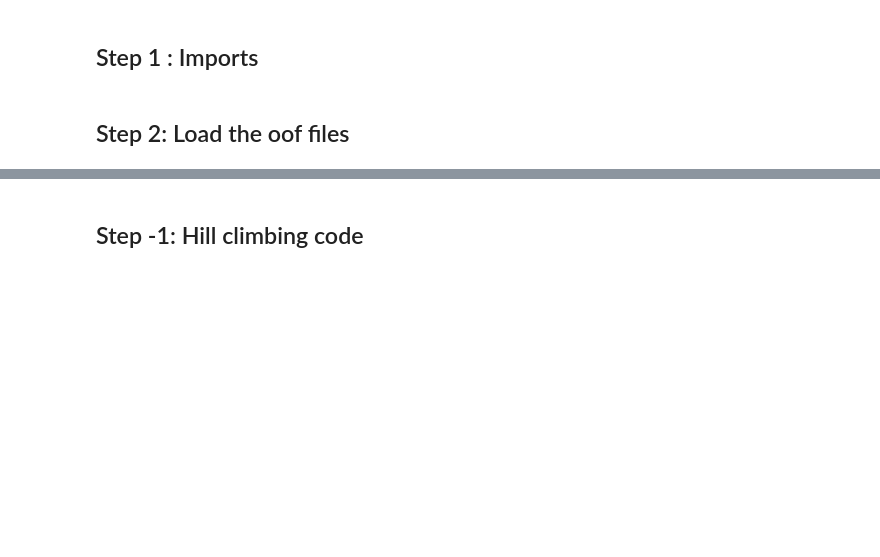
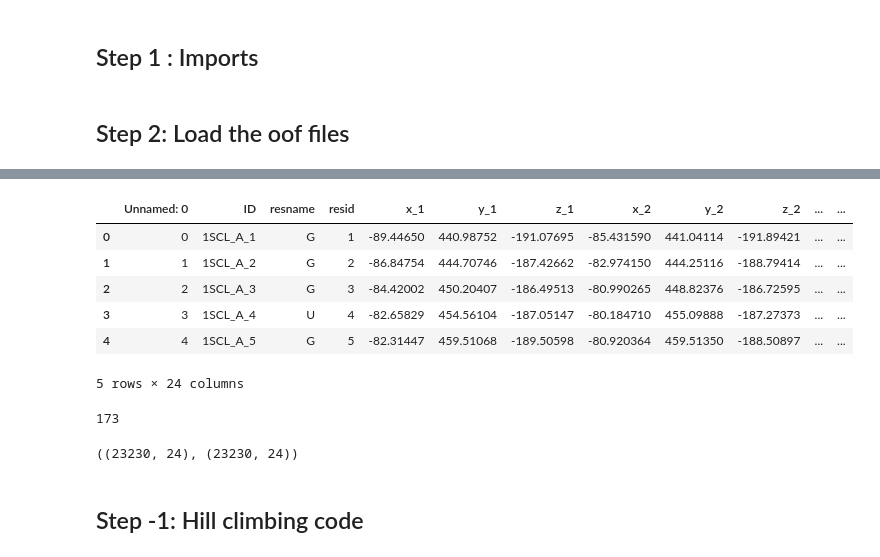
Before and after one commit to jaytonde/Kaggle-SRNA3F-2025, a Jupyter notebook: hill-climbing-weights-calculation.ipynb, the cells around one changed output, grey strips where cells are left out. Drawn from its saved outputs; the diff is of its cells as text; code cells hidden in the pictures; blank space fills up the shorter version.

```diff
--- a/hill-climbing-weights-calculation.ipynb
+++ b/hill-climbing-weights-calculation.ipynb
@@ -10,3 +38,6 @@ exp_2_oof = pd.read_csv("/kaggle/input/train-rhofold-inference/RhoFold/rhofold_0
+# %%
+exp_1_oof["target_id"] = exp_1_oof["ID"].apply(lambda x: x.split("_")[0]+'_'+x.split("_")[1])
+exp_2_oof["target_id"] = exp_2_oof["ID"].apply(lambda x: x.split("_")[0]+'_'+x.split("_")[1])
 # %%
 exp_1_oof.shape, exp_2_oof.shape
 # %% [output]
@@ -24 +55,11 @@ exp_1_oof.columns, exp_2_oof.columns
        dtype='object'))
+# %%
+exp_1_oof.head()
+# %% [output]
+|  | Unnamed: 0 | ID | resname | resid | x_1 | y_1 | z_1 | x_2 | y_2 | z_2 | ... | ... |
+| 0 | 0 | 1SCL_A_1 | G | 1 | -89.44650 | 440.98752 | -191.07695 | -85.431590 | 441.04114 | -191.89421 | ... | ... |
+| 1 | 1 | 1SCL_A_2 | G | 2 | -86.84754 | 444.70746 | -187.42662 | -82.974150 | 444.25116 | -188.79414 | ... | ... |
+| 2 | 2 | 1SCL_A_3 | G | 3 | -84.42002 | 450.20407 | -186.49513 | -80.990265 | 448.82376 | -186.72595 | ... | ... |
+| 3 | 3 | 1SCL_A_4 | U | 4 | -82.65829 | 454.56104 | -187.05147 | -80.184710 | 455.09888 | -187.27373 | ... | ... |
+| 4 | 4 | 1SCL_A_5 | G | 5 | -82.31447 | 459.51068 | -189.50598 | -80.920364 | 459.51350 | -188.50897 | ... | ... |
+5 rows × 24 columns
@@ -25,3 +77,11 @@ exp_1_oof.columns, exp_2_oof.columns
+# %%
+len(common_target_ids)
+# %% [output]
+173
+# %%
+exp_1_oof.shape, exp_2_oof.shape
+# %% [output]
+((23230, 24), (23230, 24))
 # %% [markdown]
 ## Step -1: Hill climbing code
 # %%
```
Also changed, not shown: parts of 10 cells of this notebook.
